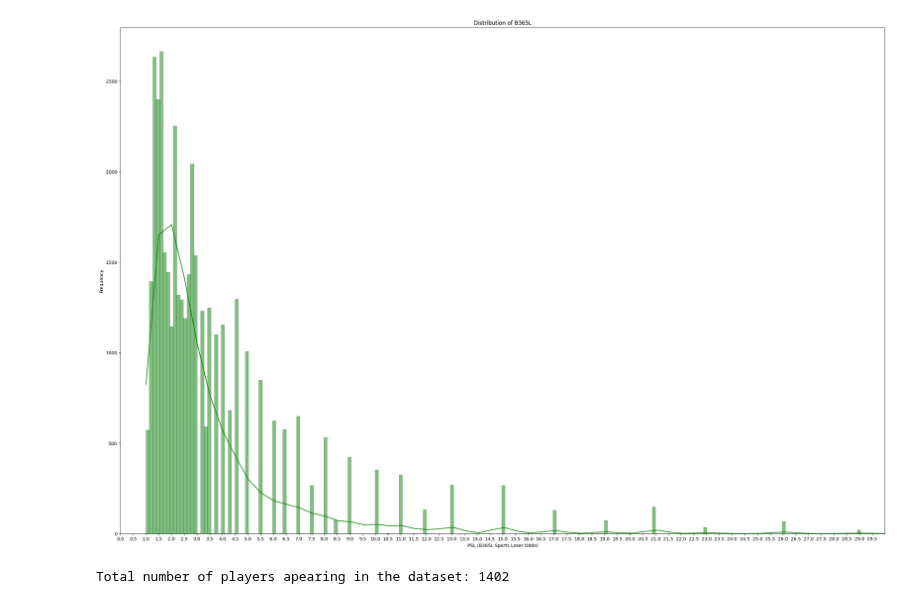
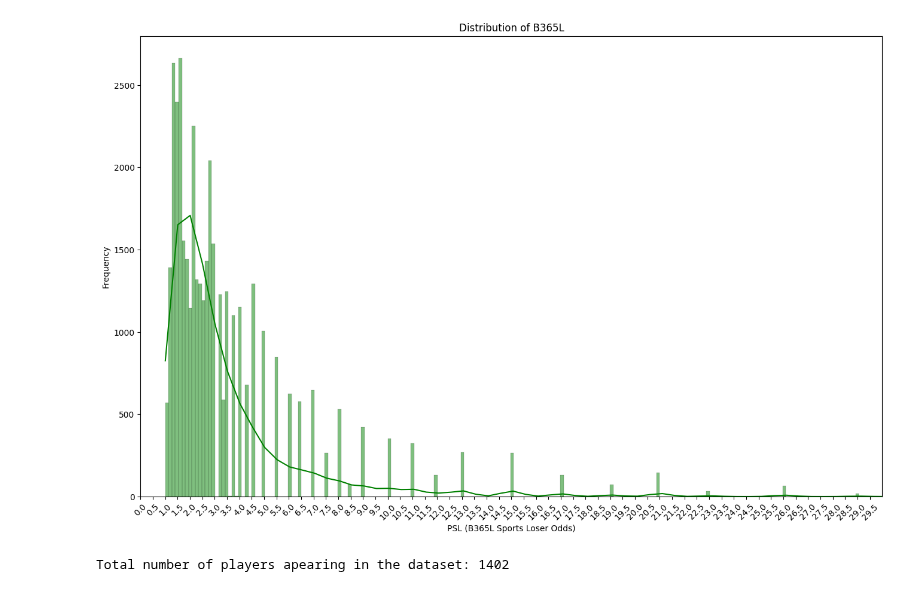
Before and after one commit to sprogl/sporting-bet-prediction, a Jupyter notebook: ATP_first_notebook.ipynb, the cells around one changed output. Cells and saved outputs as stored; diff of their text form; code cells hidden in the pictures.

```diff
--- a/ATP_first_notebook.ipynb
+++ b/ATP_first_notebook.ipynb
@@ -169,29 +120,30 @@ plt.show();
 # %%
 import matplotlib.pyplot as plt
 import seaborn as sns
 
 
 psw_values = df['B365L']
 
 # Create a histogram with higher resolution
-plt.figure(figsize=(30, 20))
+plt.figure(figsize=(16, 10))
+plt.xticks(rotation=45)
 sns.histplot(psw_values, kde=True, color='green')
 
 # Set x-axis limit to display values only between 0 and 30
 plt.xlim(0, 30)
 
 # Set the x-axis ticks with finer intervals starting from 0
 plt.xticks([i/2 for i in range(0, 60)])  # Adjust the range and intervals as needed
 
 # Add labels and title
 plt.title('Distribution of B365L')
 plt.xlabel('PSL (B365L Sports Loser Odds)')
 plt.ylabel('Frequency')
 
 # Show the plot
 plt.show();
 # %% [output]
-[figure, old version]
+[figure, new version]
 # %%
 #How many unique players are on the ATP tour
 unique_players = pd.concat([df['Winner'], df['Loser']]).unique()
```
Also changed, not shown: parts of 8 cells of this notebook.
